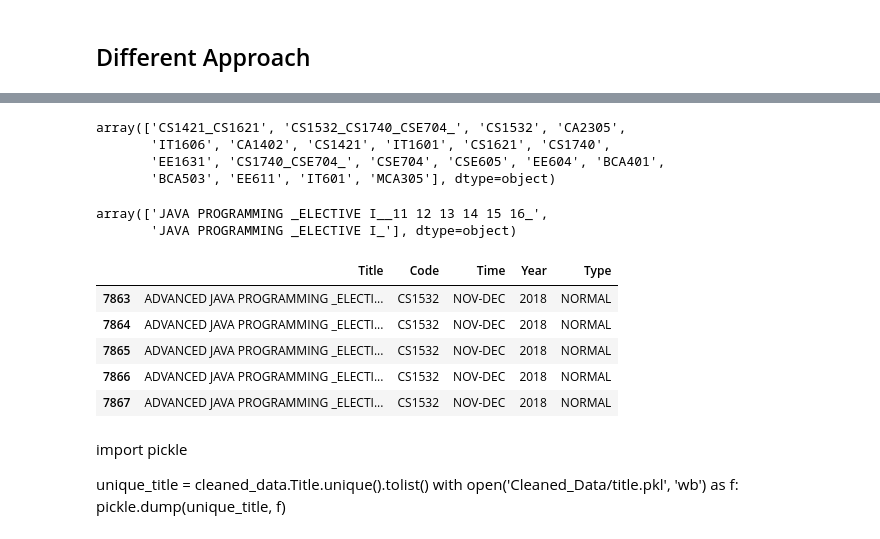
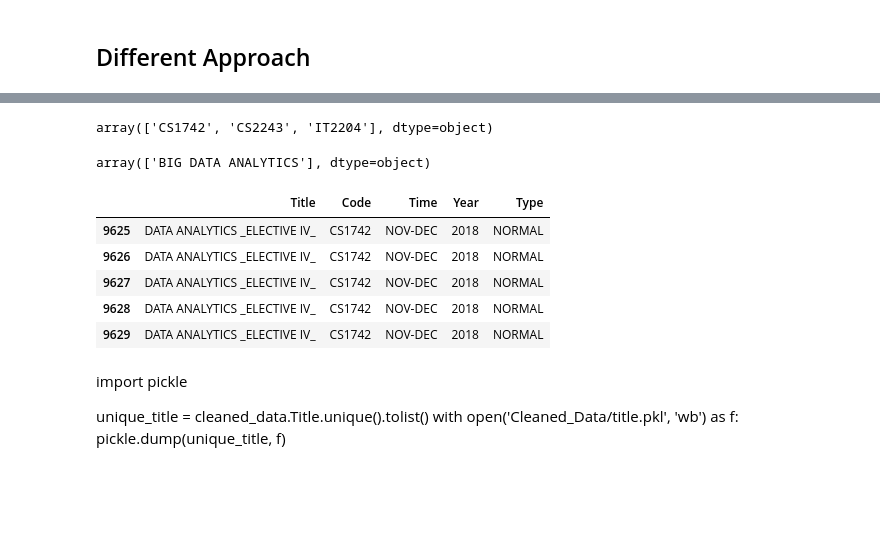
Before and after one commit to mihirsam/GPA-Analytics, a Jupyter notebook: Data_Cleaning.ipynb, the cells around one changed output, grey strips where cells are left out. Saved outputs shown, nothing was run; the diff lists cells and outputs as text; code cells hidden in the pictures; blank space fills up the shorter version.

```diff
--- a/Data_Cleaning.ipynb
+++ b/Data_Cleaning.ipynb
@@ -438,7 +425,4 @@ array(['JAVA PROGRAMMING _ELECTIVE I__11 12 13 14 15 16_',
 # %%
-cleaned_data[cleaned_data['Title'].str.contains('JAVA PROGRAMMING') & ~cleaned_data['Title'].str.contains('LAB')][['Title', 'Code', 'Year']].Code.unique()
+cleaned_data[cleaned_data['Title'].str.contains('DATA ANALYTICS') & ~cleaned_data['Title'].str.contains('LAB')][['Title', 'Code', 'Year']].Code.unique()
 # %% [output]
-array(['CS1421_CS1621', 'CS1532_CS1740_CSE704_', 'CS1532', 'CA2305',
-       'IT1606', 'CA1402', 'CS1421', 'IT1601', 'CS1621', 'CS1740',
-       'EE1631', 'CS1740_CSE704_', 'CSE704', 'CSE605', 'EE604', 'BCA401',
-       'BCA503', 'EE611', 'IT601', 'MCA305'], dtype=object)
+array(['CS1742', 'CS2243', 'IT2204'], dtype=object)
@@ -445,17 +441,16 @@ array(['CS1421_CS1621', 'CS1532_CS1740_CSE704_', 'CS1532', 'CA2305',
 # %%
-cleaned_data[cleaned_data['Code'].str.contains('CS1421_CS1621')][['Title','Code', 'Type', 'Time', 'Year']].Title.unique()
+cleaned_data[cleaned_data['Code'].str.contains('IT2204')][['Title','Code', 'Type', 'Time', 'Year']].Title.unique()
 # %% [output]
-array(['JAVA PROGRAMMING _ELECTIVE I__11 12 13 14 15 16_',
-       'JAVA PROGRAMMING _ELECTIVE I_'], dtype=object)
+array(['BIG DATA ANALYTICS'], dtype=object)
 # %%
-cleaned_data[cleaned_data['Code'].str.contains('CS1532') & cleaned_data['Type'].str.contains('NORMAL')][['Title', 'Code', 'Time', 'Year', 'Type']].head()
+cleaned_data[cleaned_data['Code'].str.contains('CS1742') & cleaned_data['Type'].str.contains('NORMAL')][['Title', 'Code', 'Time', 'Year', 'Type']].head()
 # %% [output]
 |  | Title | Code | Time | Year | Type |
-| 7863 | ADVANCED JAVA PROGRAMMING _ELECTI... | CS1532 | NOV-DEC | 2018 | NORMAL |
-| 7864 | ADVANCED JAVA PROGRAMMING _ELECTI... | CS1532 | NOV-DEC | 2018 | NORMAL |
-| 7865 | ADVANCED JAVA PROGRAMMING _ELECTI... | CS1532 | NOV-DEC | 2018 | NORMAL |
-| 7866 | ADVANCED JAVA PROGRAMMING _ELECTI... | CS1532 | NOV-DEC | 2018 | NORMAL |
-| 7867 | ADVANCED JAVA PROGRAMMING _ELECTI... | CS1532 | NOV-DEC | 2018 | NORMAL |
+| 9625 | DATA ANALYTICS _ELECTIVE IV_ | CS1742 | NOV-DEC | 2018 | NORMAL |
+| 9626 | DATA ANALYTICS _ELECTIVE IV_ | CS1742 | NOV-DEC | 2018 | NORMAL |
+| 9627 | DATA ANALYTICS _ELECTIVE IV_ | CS1742 | NOV-DEC | 2018 | NORMAL |
+| 9628 | DATA ANALYTICS _ELECTIVE IV_ | CS1742 | NOV-DEC | 2018 | NORMAL |
+| 9629 | DATA ANALYTICS _ELECTIVE IV_ | CS1742 | NOV-DEC | 2018 | NORMAL |
 # %%
 # subject code change
 
```
Also changed, not shown: parts of 3 cells of this notebook, 1 other file.
